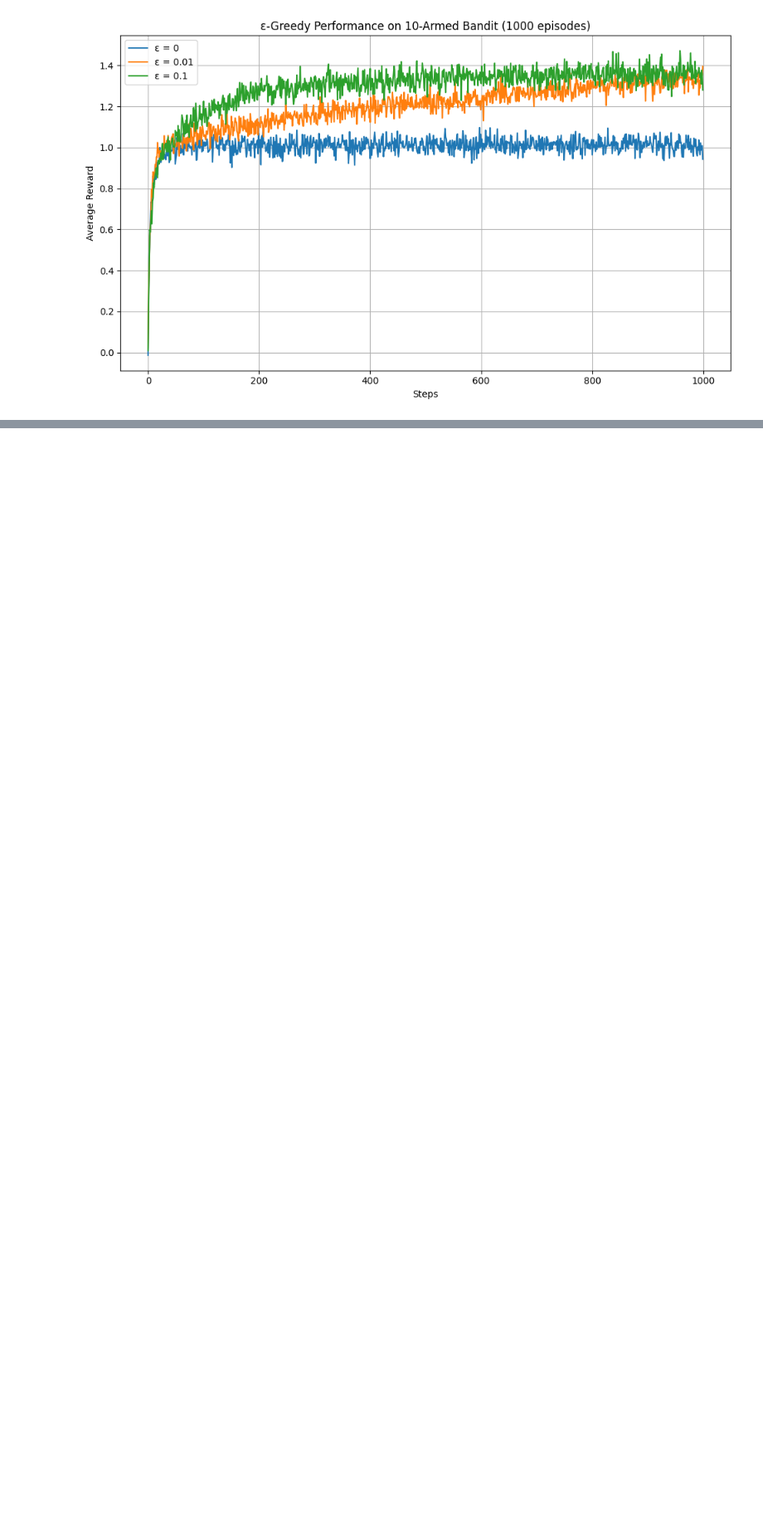
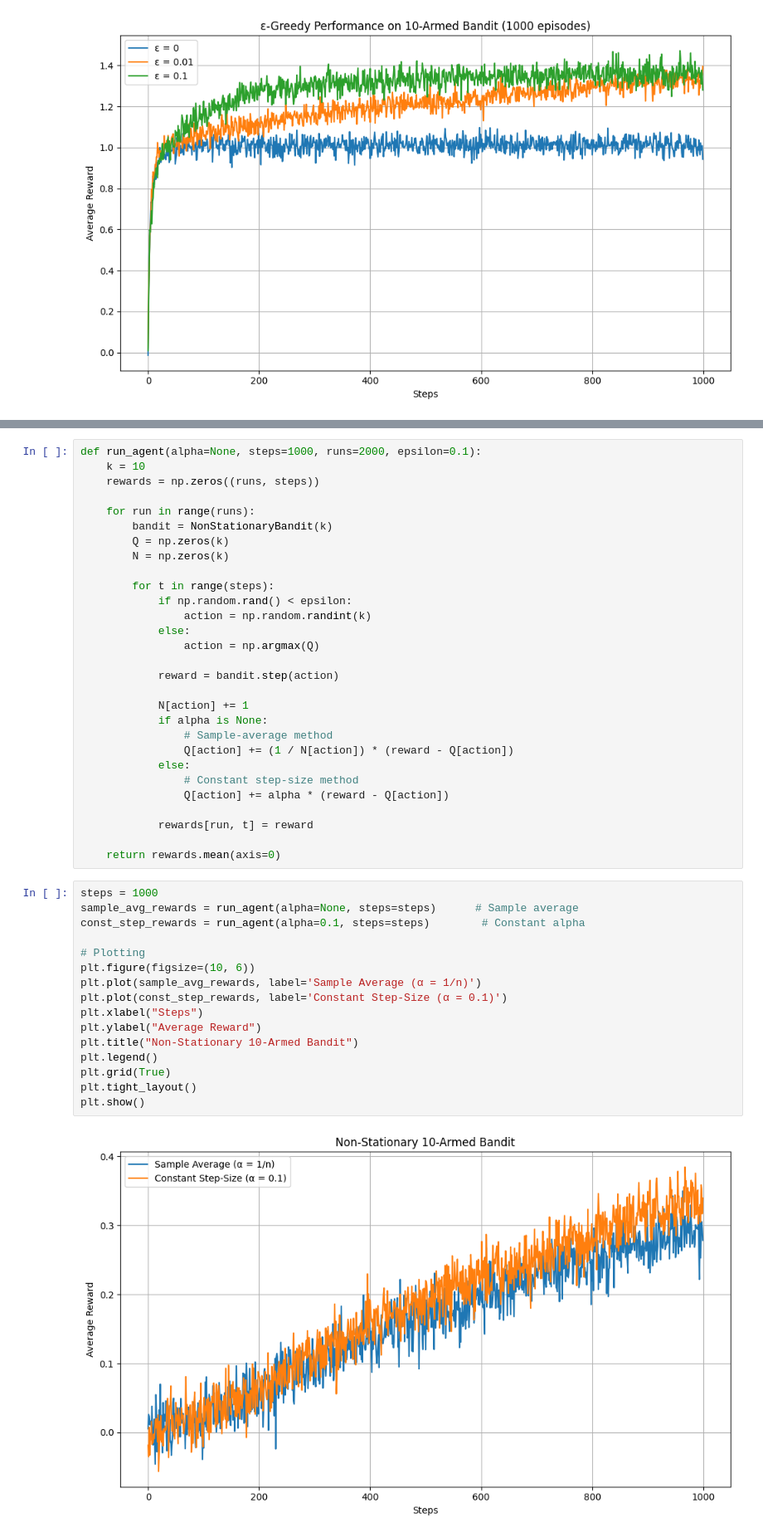
Before and after one commit to thendralbala/Reinforcement_Learning, a Jupyter notebook: multi_armed_bandits.ipynb, the cells around one changed output, grey strips where cells are left out. Shown at 83% size. Saved outputs shown, nothing was run; the diff lists cells and outputs as text; blank space fills up the shorter version.

Commit message:
Non stationary problem

```diff
--- a/multi_armed_bandits.ipynb
+++ b/multi_armed_bandits.ipynb
@@ -101,0 +120,47 @@ plt.show()
+# %%
+def run_agent(alpha=None, steps=1000, runs=2000, epsilon=0.1):
+    k = 10
+    rewards = np.zeros((runs, steps))
+
+    for run in range(runs):
+        bandit = NonStationaryBandit(k)
+        Q = np.zeros(k)
+        N = np.zeros(k)
+
+        for t in range(steps):
+            if np.random.rand() < epsilon:
+                action = np.random.randint(k)
+            else:
+                action = np.argmax(Q)
+
+            reward = bandit.step(action)
+
+            N[action] += 1
+            if alpha is None:
+                # Sample-average method
+                Q[action] += (1 / N[action]) * (reward - Q[action])
+            else:
+                # Constant step-size method
+                Q[action] += alpha * (reward - Q[action])
+
+            rewards[run, t] = reward
+
+    return rewards.mean(axis=0)
+# %%
+steps = 1000
+sample_avg_rewards = run_agent(alpha=None, steps=steps)      # Sample average
+const_step_rewards = run_agent(alpha=0.1, steps=steps)        # Constant alpha
+
+# Plotting
+plt.figure(figsize=(10, 6))
+plt.plot(sample_avg_rewards, label='Sample Average (α = 1/n)')
+plt.plot(const_step_rewards, label='Constant Step-Size (α = 0.1)')
+plt.xlabel("Steps")
+plt.ylabel("Average Reward")
+plt.title("Non-Stationary 10-Armed Bandit")
+plt.legend()
+plt.grid(True)
+plt.tight_layout()
+plt.show()
+# %% [output]
+[figure, added]
```
Also changed, not shown: parts of 2 cells of this notebook.
